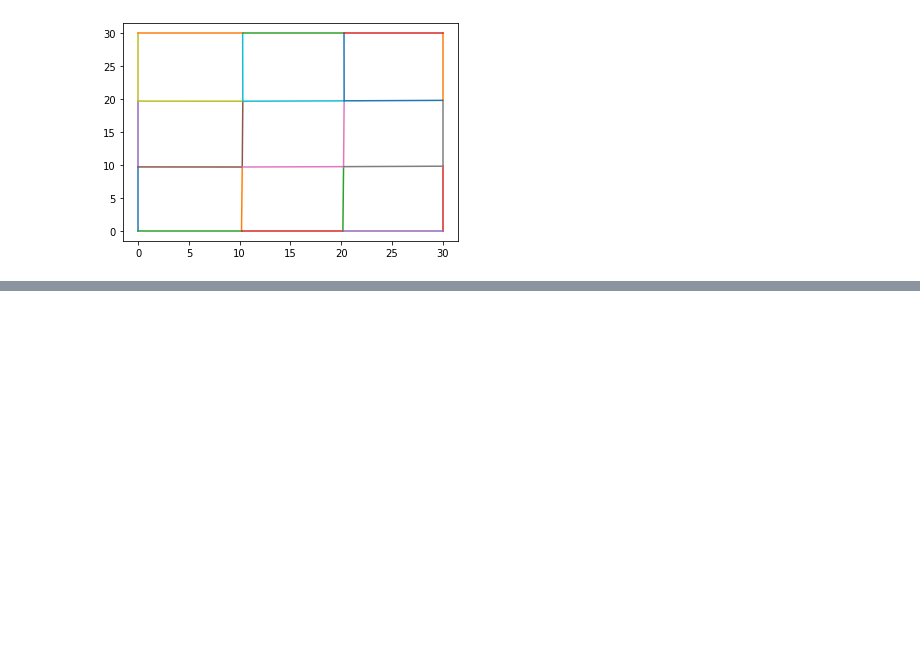
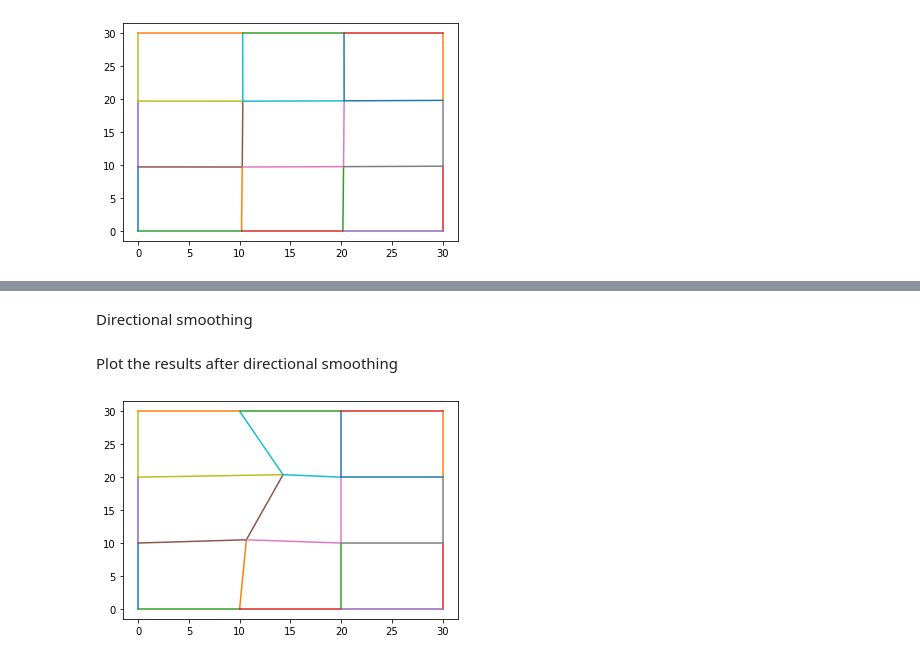
Before and after one commit to Deltares/MeshKernelPy, a Jupyter notebook: docs/examples/04_curvilineargrid_basics.ipynb, the cells around one changed output, grey strips where cells are left out. Cells and saved outputs as stored; diff of their text form; code cells hidden in the pictures; blank space fills up the shorter version.

```diff
--- a/docs/examples/04_curvilineargrid_basics.ipynb
+++ b/docs/examples/04_curvilineargrid_basics.ipynb
@@ -273,0 +317,6 @@ curvilinear_grid.plot_edges(ax)
+# %%
+mk = create_mk_instance_with_a_uniform_curvilinear_grid()
+mk.curvilinear_move_node(10.0,20.0,18.0,12.0)
+curvilinear_grid = mk.curvilineargrid_get()
+fig, ax = plt.subplots()
+curvilinear_grid.plot_edges(ax)
@@ -273,0 +325,2 @@ curvilinear_grid.plot_edges(ax)
+# %% [markdown]
+Directional smoothing
@@ -273,0 +331,8 @@ curvilinear_grid.plot_edges(ax)
+# %% [markdown]
+Plot the results after directional smoothing
+# %%
+curvilinear_grid = mk.curvilineargrid_get()
+fig, ax = plt.subplots()
+curvilinear_grid.plot_edges(ax)
+# %% [output]
+[figure, added]
```
Also changed, not shown: parts of 10 cells of this notebook, 1 other file.
